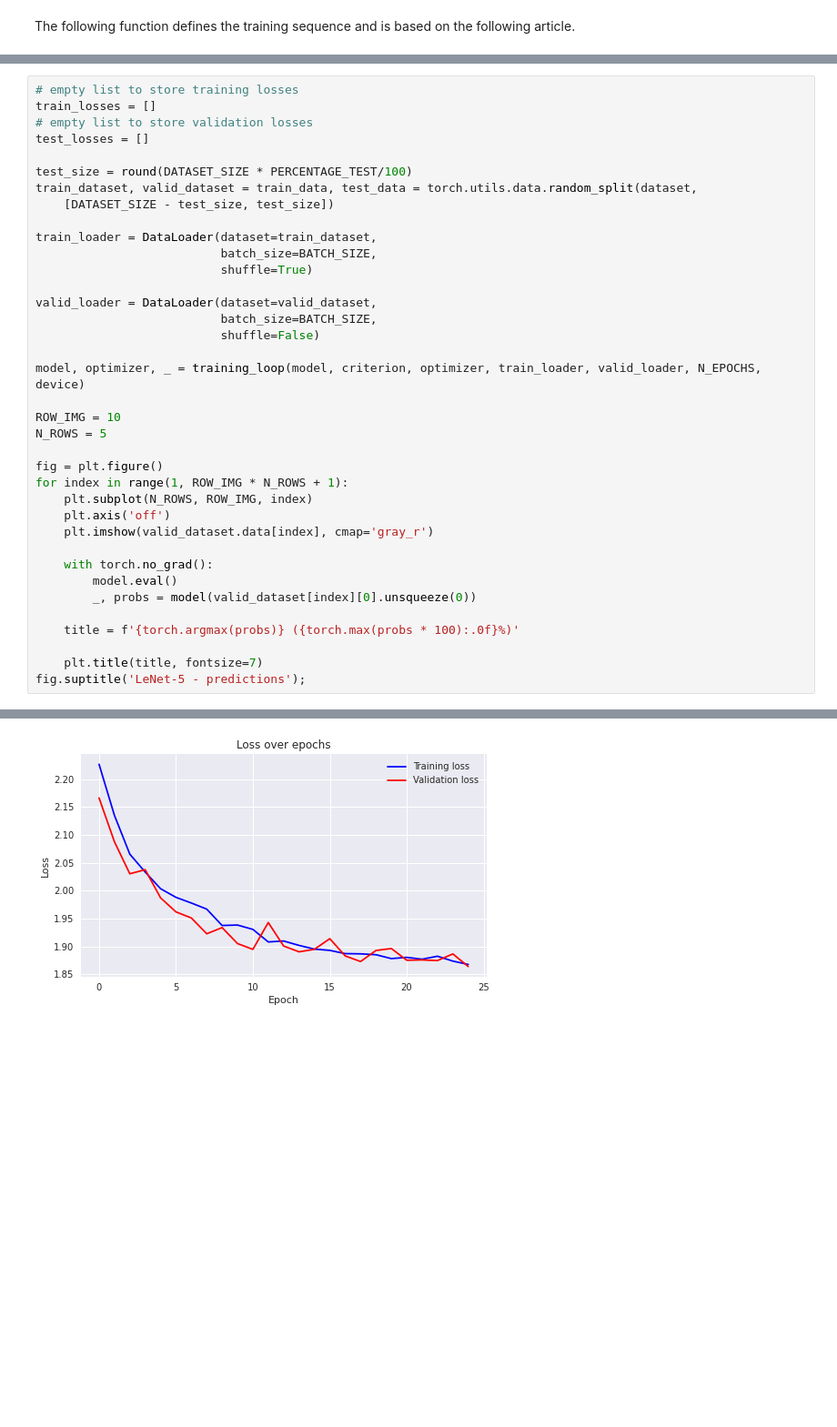
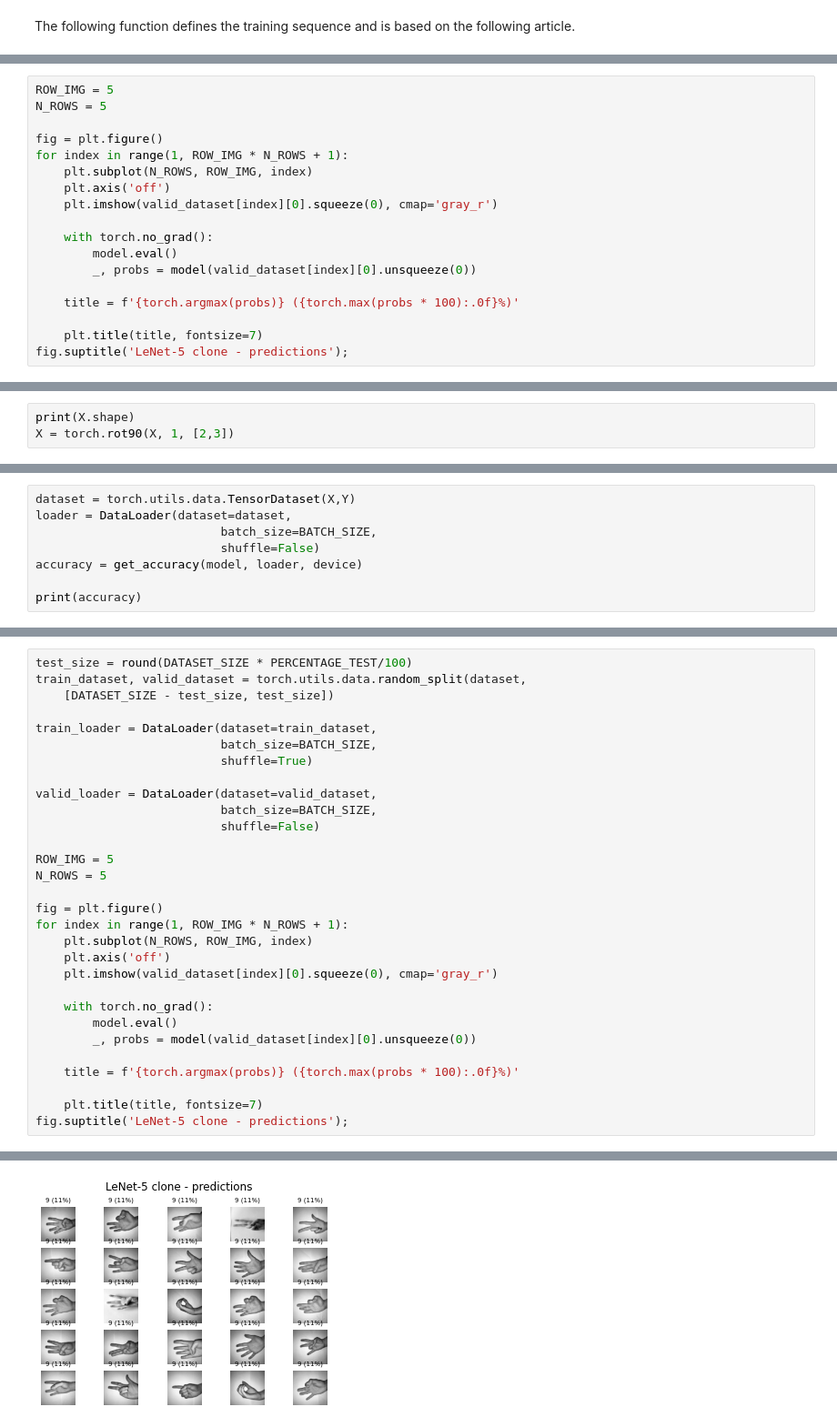
Before and after one commit to nCorneille/2MMA80_project, a Jupyter notebook: The_project.ipynb, the cells around one changed output, grey strips where cells are left out. Shown: that part at 91% size. Drawn from its saved outputs; the diff is of its cells as text; blank space fills up the shorter version.

```diff
--- a/The_project.ipynb
+++ b/The_project.ipynb
@@ -316,0 +378,18 @@ def training_loop(model, criterion, optimizer, train_loader, valid_loader, epoch
+# %%
+ROW_IMG = 5
+N_ROWS = 5
+
+fig = plt.figure()
+for index in range(1, ROW_IMG * N_ROWS + 1):
+    plt.subplot(N_ROWS, ROW_IMG, index)
+    plt.axis('off')
+    plt.imshow(valid_dataset[index][0].squeeze(0), cmap='gray_r')
+
+    with torch.no_grad():
+        model.eval()
+        _, probs = model(valid_dataset[index][0].unsqueeze(0))
+
+    title = f'{torch.argmax(probs)} ({torch.max(probs * 100):.0f}%)'
+
+    plt.title(title, fontsize=7)
+fig.suptitle('LeNet-5 clone - predictions');
@@ -316,0 +398,3 @@ def training_loop(model, criterion, optimizer, train_loader, valid_loader, epoch
+# %%
+print(X.shape)
+X = torch.rot90(X, 1, [2,3])
@@ -316,0 +420,8 @@ def training_loop(model, criterion, optimizer, train_loader, valid_loader, epoch
+# %%
+dataset = torch.utils.data.TensorDataset(X,Y)
+loader = DataLoader(dataset=dataset,
+                          batch_size=BATCH_SIZE,
+                          shuffle=False)
+accuracy = get_accuracy(model, loader, device)
+
+print(accuracy)
@@ -317,11 +430,6 @@ def training_loop(model, criterion, optimizer, train_loader, valid_loader, epoch
 # %%
-# empty list to store training losses
-train_losses = []
-# empty list to store validation losses
-test_losses = []
-
 test_size = round(DATASET_SIZE * PERCENTAGE_TEST/100)
-train_dataset, valid_dataset = train_data, test_data = torch.utils.data.random_split(dataset,
+train_dataset, valid_dataset = torch.utils.data.random_split(dataset,
     [DATASET_SIZE - test_size, test_size])
 
 train_loader = DataLoader(dataset=train_dataset,
@@ -332,16 +440,14 @@ valid_loader = DataLoader(dataset=valid_dataset,
                           batch_size=BATCH_SIZE,
                           shuffle=False)
 
-model, optimizer, _ = training_loop(model, criterion, optimizer, train_loader, valid_loader, N_EPOCHS, device)
-
-ROW_IMG = 10
+ROW_IMG = 5
 N_ROWS = 5
 
 fig = plt.figure()
 for index in range(1, ROW_IMG * N_ROWS + 1):
     plt.subplot(N_ROWS, ROW_IMG, index)
     plt.axis('off')
-    plt.imshow(valid_dataset.data[index], cmap='gray_r')
+    plt.imshow(valid_dataset[index][0].squeeze(0), cmap='gray_r')
 
     with torch.no_grad():
         model.eval()
@@ -350,5 +456,5 @@ for index in range(1, ROW_IMG * N_ROWS + 1):
     title = f'{torch.argmax(probs)} ({torch.max(probs * 100):.0f}%)'
 
     plt.title(title, fontsize=7)
-fig.suptitle('LeNet-5 - predictions');
+fig.suptitle('LeNet-5 clone - predictions');
 # %% [output]
@@ -373 +461 @@ AttributeError: 'Subset' object has no attribute 'data'
-[figure, old version]
+[figure, new version]
```
Also changed, not shown: parts of 11 cells of this notebook, 2 other files.
